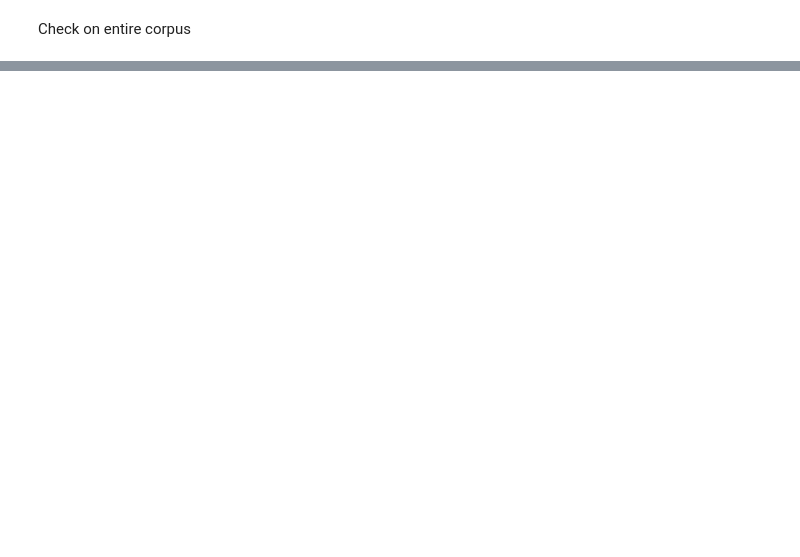
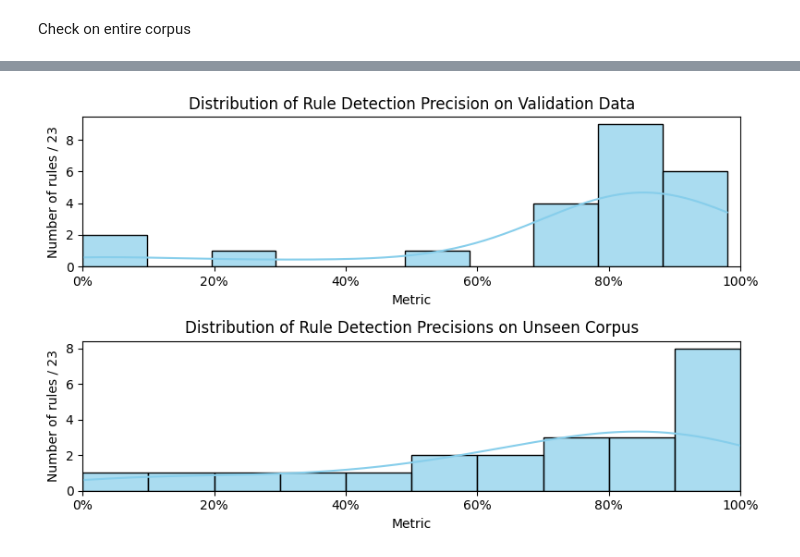
Before and after one commit to shivster2000/grammarctg, a Jupyter notebook: experiments/012_corpus_training.ipynb, the cells around one changed output, grey strips where cells are left out. Cells and saved outputs as stored; diff of their text form; code cells hidden in the pictures; blank space fills up the shorter version.

Commit message:
add new classifiers

```diff
--- a/experiments/012_corpus_training.ipynb
+++ b/experiments/012_corpus_training.ipynb
@@ -234 +192,4 @@ exp =models.load_classifier(616, "corpus_training")
+# %%
+nr=1106
+classifier = models.load_classifier(nr, "corpus_training")
 # %%
@@ -237,0 +255,23 @@ models.probe_model(exp, "Would you like to invite me?")
+# %%
+hits_path = '../data/corpus_training_hits.json'
+coded_instances = pd.DataFrame(columns=['#', 'sentence', 'correct', 'score', 'max_token']) if not os.path.exists(hits_path) else pd.read_json(output_path)
+coded_instances['correct'] = coded_instances['correct'].astype(bool)
+
+for nr in range(616, 639):
+    rule = egp_gpt[egp_gpt['#']==nr].iloc[0]
+    if len(coded_instances[coded_instances['#']==nr]) >= 20: continue
+    print(f"#{nr}: {rule['type']}: {rule['Can-do statement']} ({rule['SuperCategory']}: {rule['SubCategory']})")
+    print(rule['Example'])
+    classifier = models.load_classifier(nr, "corpus_training")
+    scores, tokens = models.score_corpus(classifier, corpus_dataloader, max_positive=25, max_batches=1000)
+    unseen_hits = [(score, token, sample) for score, token, sample in zip(scores, tokens, encoded_inputs['sentences'][:len(scores)]) if score > 0.5 and not sample in get_positives(instances, nr)]
+    for score, token, sample in unseen_hits[:20]:
+        if sample in list(coded_instances[coded_instances['#']==nr]['sentence']): continue
+        user_response = input(f"{sample}")
+        new_row = pd.DataFrame({'#': [nr],
+             'sentence': [sample],
+             'correct': [True if user_response == '2' else False],
+             'score': [score],
+             'max_token': [token]})
+        coded_instances = pd.concat([coded_instances, new_row], ignore_index=True)
+        coded_instances.to_json(output_path)
@@ -237,0 +398,21 @@ models.probe_model(exp, "Would you like to invite me?")
+# %%
+coded_instances = pd.DataFrame(columns=['#', 'sentence', 'correct', 'score', 'max_token']) if not os.path.exists(hits_path) else pd.read_json(hits_path)
+coded_instances['correct'] = coded_instances['correct'].astype(bool)
+# %%
+correct_per_rule = coded_instances.groupby('#')['correct'].mean()
+def plot_histogram(ax, data):
+    sns.histplot(ax=ax, data=data, bins=10, kde=True, color="skyblue", edgecolor='black', alpha=0.7, legend=False)
+    ax.set_ylabel(f"Number of rules / {len(correct_per_rule)}")
+    ax.set_xlabel("Metric")
+    ax.xaxis.set_major_formatter(FuncFormatter(lambda x, _: f'{x*100:.0f}%'))
+    ax.set_xlim(0, 1)
+
+fig, axs = plt.subplots(2, 1, figsize=(8, 5))
+plot_histogram(axs[0], [m['precision'] for m in metrics.values()])
+axs[0].set_title("Distribution of Rule Detection Precision on Validation Data")
+plot_histogram(axs[1], list(correct_per_rule))
+axs[1].set_title("Distribution of Rule Detection Precisions on Unseen Corpus")
+plt.tight_layout()
+plt.show()
+# %% [output]
+[figure, added]
```
Also changed, not shown: parts of 27 cells of this notebook, 15 other files.
